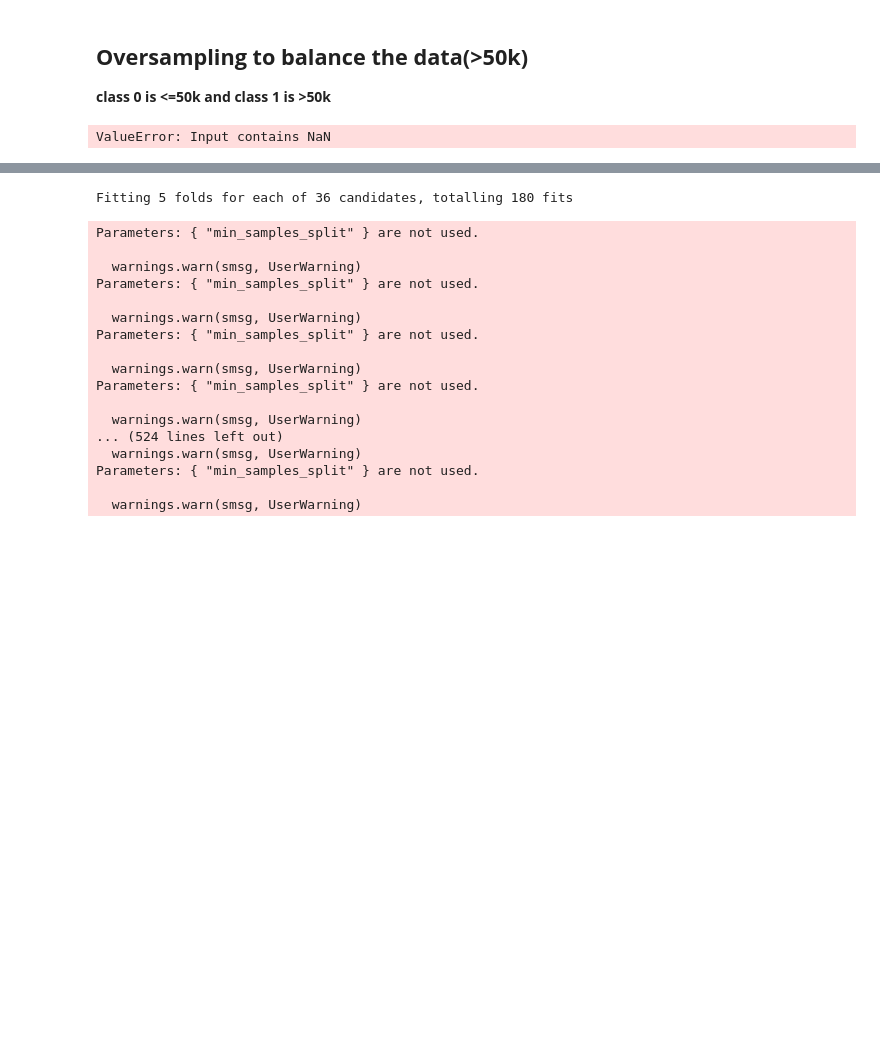
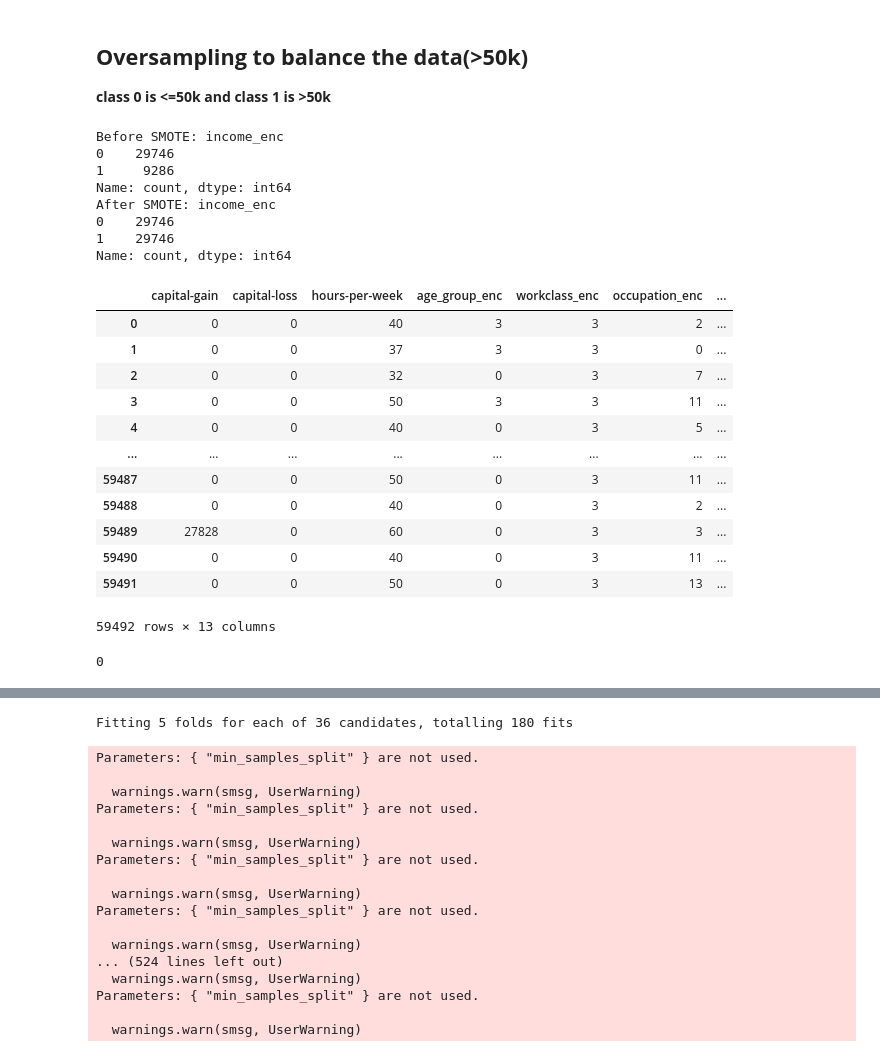
Before and after one commit to kmkri/ML_Assignments, a Jupyter notebook: AdultDatasetModelFinal.ipynb, the cells around one changed output, grey strips where cells are left out. Drawn from its saved outputs; the diff is of its cells as text; code cells hidden in the pictures; blank space fills up the shorter version.

```diff
--- a/AdultDatasetModelFinal.ipynb
+++ b/AdultDatasetModelFinal.ipynb
@@ -318,8 +439,8 @@ memory usage: 8.6+ MB
 **class 0 is <=50k and class 1 is >50k**
 # %%
 # Assuming 'income' is the target variable with values '>50K' and '<=50K'
-X = adultDataFrame.drop(columns=['income'])  # Features
-y = adultDataFrame['income']  # Target variable
+X = adultDataFrame_encoded.drop(columns=['income_enc'])  # Features
+y = adultDataFrame_encoded['income_enc']  # Target variable
 
 # Split the data into training and testing sets
 X_train, X_test, y_train, y_test = train_test_split(X, y, test_size=0.2, random_state=42)
@@ -336,9 +457,16 @@ print("After SMOTE:", pd.Series(y_train_resampled).value_counts())
 
 # Convert the resampled data back into a DataFrame
 X_resampled_df = pd.DataFrame(X_train_resampled, columns=X.columns)
-y_resampled_df = pd.DataFrame(y_train_resampled, columns=['income'])
+y_resampled_df = pd.DataFrame(y_train_resampled, columns=['income_enc'])
 
 # Combine the features and target into a single DataFrame
 adultDataFrame_resampled = pd.concat([X_resampled_df, y_resampled_df], axis=1)
 # %% [output]
-ValueError: Input contains NaN
+Before SMOTE: income_enc
+0    29746
+1     9286
+Name: count, dtype: int64
+After SMOTE: income_enc
+0    29746
+1    29746
+Name: count, dtype: int64
@@ -373,0 +473,20 @@ print(chi2_scores.sort_values(by='Chi2 Score', ascending=False))
+# %%
+adultDataFrame_resampled
+# %% [output]
+|  | capital-gain | capital-loss | hours-per-week | age_group_enc | workclass_enc | occupation_enc | ... |
+| 0 | 0 | 0 | 40 | 3 | 3 | 2 | ... |
+| 1 | 0 | 0 | 37 | 3 | 3 | 0 | ... |
+| 2 | 0 | 0 | 32 | 0 | 3 | 7 | ... |
+| 3 | 0 | 0 | 50 | 3 | 3 | 11 | ... |
+| 4 | 0 | 0 | 40 | 0 | 3 | 5 | ... |
+| ... | ... | ... | ... | ... | ... | ... | ... |
+| 59487 | 0 | 0 | 50 | 0 | 3 | 11 | ... |
+| 59488 | 0 | 0 | 40 | 0 | 3 | 2 | ... |
+| 59489 | 27828 | 0 | 60 | 0 | 3 | 3 | ... |
+| 59490 | 0 | 0 | 40 | 0 | 3 | 11 | ... |
+| 59491 | 0 | 0 | 50 | 0 | 3 | 13 | ... |
+59492 rows × 13 columns
+# %%
+adultDataFrame_resampled['income_enc'].isnull().sum()
+# %% [output]
+0
```
Also changed, not shown: parts of 21 cells of this notebook.
